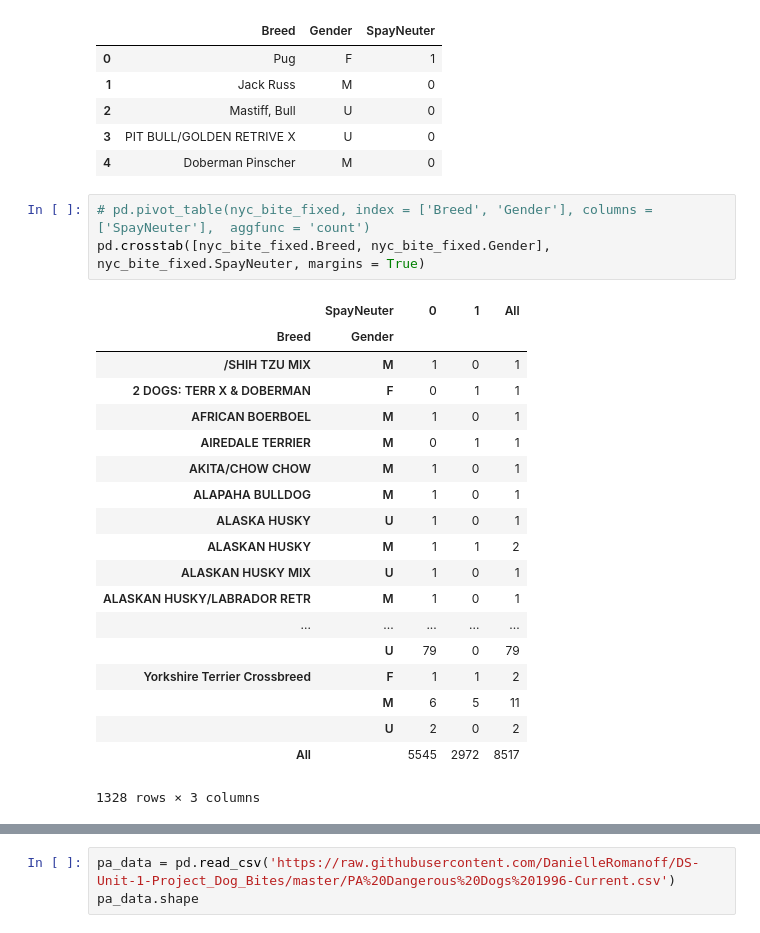
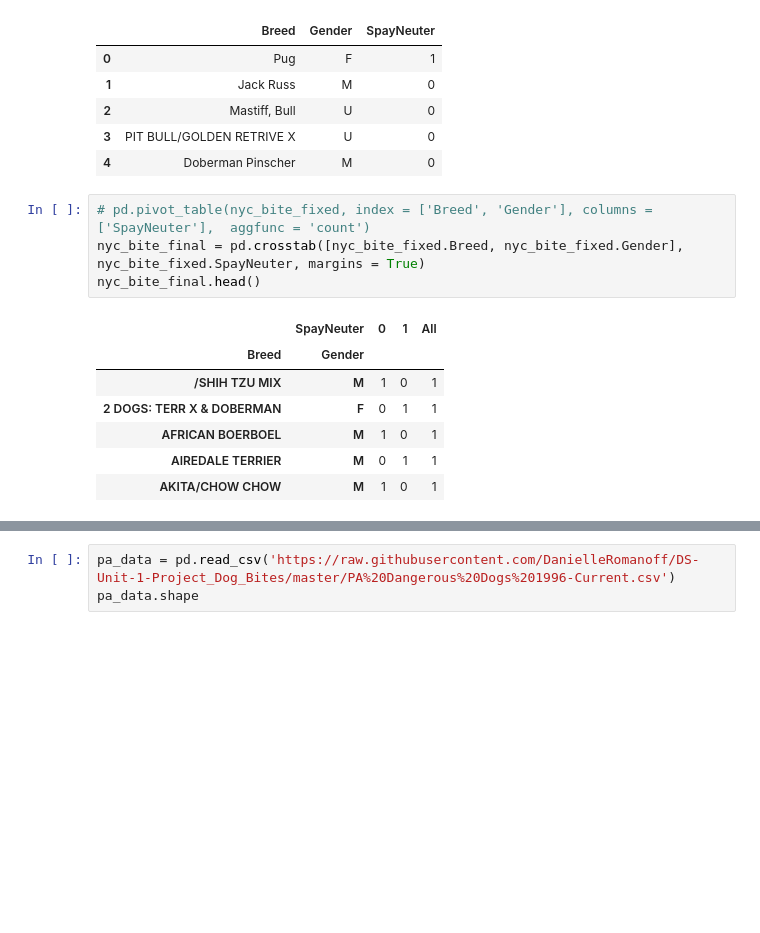
Before and after one commit to DanielleRomanoff/DS-Unit-1-Project_Dog_Bites, a Jupyter notebook: Dog Bites Project.ipynb, the cells around one changed output, grey strips where cells are left out. Saved outputs shown, nothing was run; the diff lists cells and outputs as text; blank space fills up the shorter version.

```diff
--- a/Dog Bites Project.ipynb
+++ b/Dog Bites Project.ipynb
@@ -72,24 +72,13 @@ nyc_bite_fixed.head()
 | 4 | Doberman Pinscher | M | 0 |
 # %%
 # pd.pivot_table(nyc_bite_fixed, index = ['Breed', 'Gender'], columns = ['SpayNeuter'],  aggfunc = 'count')
-pd.crosstab([nyc_bite_fixed.Breed, nyc_bite_fixed.Gender], nyc_bite_fixed.SpayNeuter, margins = True)
+nyc_bite_final = pd.crosstab([nyc_bite_fixed.Breed, nyc_bite_fixed.Gender], nyc_bite_fixed.SpayNeuter, margins = True)
+nyc_bite_final.head()
 # %% [output]
 |  | SpayNeuter | 0 | 1 | All |
 | Breed | Gender |  |  |  |
 | /SHIH TZU MIX | M | 1 | 0 | 1 |
 | 2 DOGS: TERR X & DOBERMAN | F | 0 | 1 | 1 |
 | AFRICAN BOERBOEL | M | 1 | 0 | 1 |
 | AIREDALE TERRIER | M | 0 | 1 | 1 |
 | AKITA/CHOW CHOW | M | 1 | 0 | 1 |
-| ALAPAHA BULLDOG | M | 1 | 0 | 1 |
-| ALASKA HUSKY | U | 1 | 0 | 1 |
-| ALASKAN HUSKY | M | 1 | 1 | 2 |
-| ALASKAN HUSKY MIX | U | 1 | 0 | 1 |
-| ALASKAN HUSKY/LABRADOR RETR | M | 1 | 0 | 1 |
-| ... | ... | ... | ... | ... |
-|  | U | 79 | 0 | 79 |
-| Yorkshire Terrier Crossbreed | F | 1 | 1 | 2 |
-|  | M | 6 | 5 | 11 |
-|  | U | 2 | 0 | 2 |
-| All |  | 5545 | 2972 | 8517 |
-1328 rows × 3 columns
```
Also changed, not shown: parts of 11 cells of this notebook.
